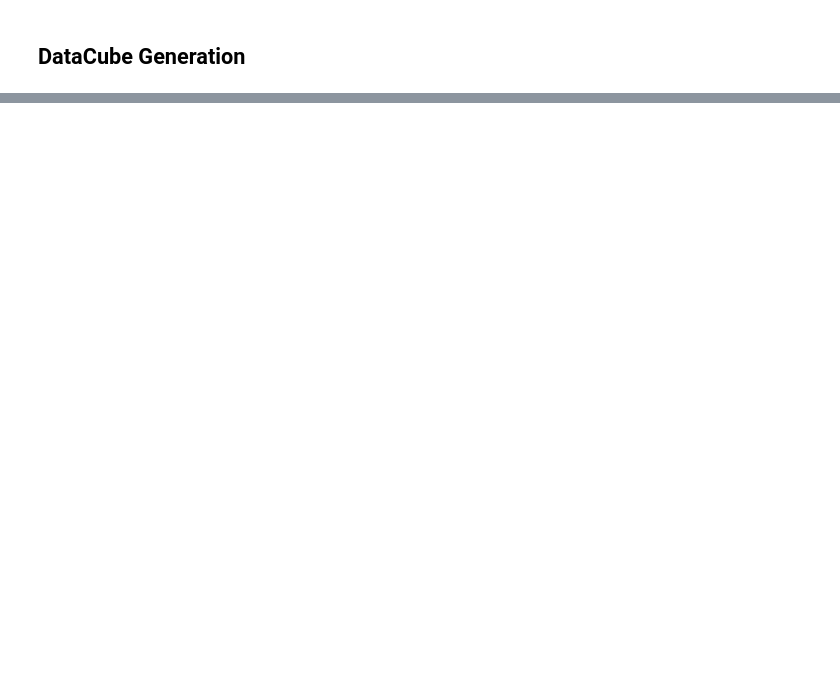
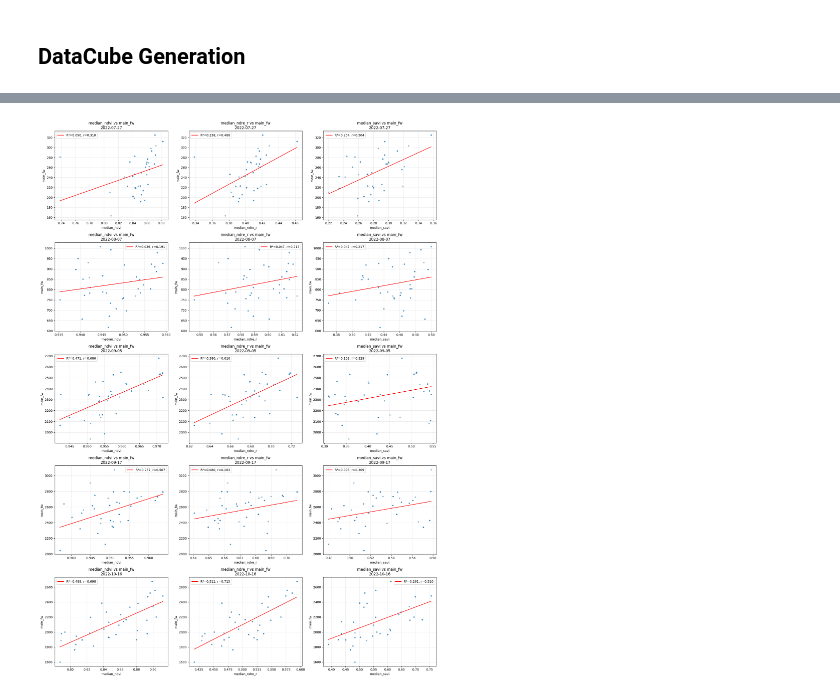
Before and after one commit to aus-plant-phenomics-network/mccn-case-studies, a Jupyter notebook: Case 6/MCCN-CASE 6.ipynb, the cells around one changed output, grey strips where cells are left out. Saved outputs shown, nothing was run; the diff lists cells and outputs as text; code cells hidden in the pictures; blank space fills up the shorter version.

```diff
--- a/Case 6/MCCN-CASE 6.ipynb
+++ b/Case 6/MCCN-CASE 6.ipynb
@@ -206,0 +238,4 @@ plot_map = centroids.merge(biomass, on='plot_id').merge(corr_df, on='plot_id')
+# %%
+df_masked = ds_final.to_dataframe().reset_index()
+df_masked_clean = df_masked[df_masked["main_fw"] > 0]
+df_masked_clean.head()
@@ -685,0 +251,62 @@ main_fw mean: 0.832
+# %%
+import matplotlib.pyplot as plt
+import numpy as np
+
+indices = ["median_ndvi", "median_ndre_r", "median_savi"]
+fw_var = "main_fw"
+
+fig, axes = plt.subplots(5, 3, figsize=(18, 25))
+axes = axes.flatten()
+
+timepoints = df_masked_clean['time'].unique()
+stats_output = []
+
+for time_idx, current_time in enumerate(timepoints):
+    time_data = df_masked_clean[df_masked_clean['time'] == current_time]
+
+    for idx, index_var in enumerate(indices):
+        ax = axes[time_idx * 3 + idx]
+
+        x = time_data[index_var].values
+        y = time_data[fw_var].values
+
+        if len(x) == 0 or np.all(np.isnan(x)) or np.all(np.isnan(y)):
+            continue
+
+        ax.scatter(x, y, alpha=0.5, s=10)
+
+        A = np.vstack([x, np.ones(len(x))]).T
+        slope, intercept = np.linalg.lstsq(A, y, rcond=None)[0]
+        y_pred = slope * x + intercept
+
+        # Compute R²
+        ss_res = np.sum((y - y_pred) ** 2)
+        ss_tot = np.sum((y - np.mean(y)) ** 2)
+        r_squared = 1 - ss_res / ss_tot if ss_tot != 0 else np.nan
+
+        # Compute Pearson correlation (r)
+        corr_matrix = np.corrcoef(x, y)
+        r = corr_matrix[0, 1]
+
+        stats_output.append({
+            "time": str(current_time)[:10],
+            "index": index_var,
+            "r_squared": r_squared,
+            "correlation_r": r
+        })
+
+        # Plot regression line
+        x_line = np.array([np.nanmin(x), np.nanmax(x)])
+        y_line = slope * x_line + intercept
+        ax.plot(x_line, y_line, 'r', label=f'R²={r_squared:.3f}, r={r:.3f}')
+
+        ax.set_xlabel(index_var)
+        ax.set_ylabel(fw_var)
+        ax.set_title(f'{index_var} vs {fw_var}\n{str(current_time)[:10]}')
+        ax.legend()
+        ax.grid(True, alpha=0.3)
+
+plt.tight_layout()
+plt.show()
+# %% [output]
+[figure, added]
```
Also changed, not shown: parts of 27 cells of this notebook, 2 other files.
